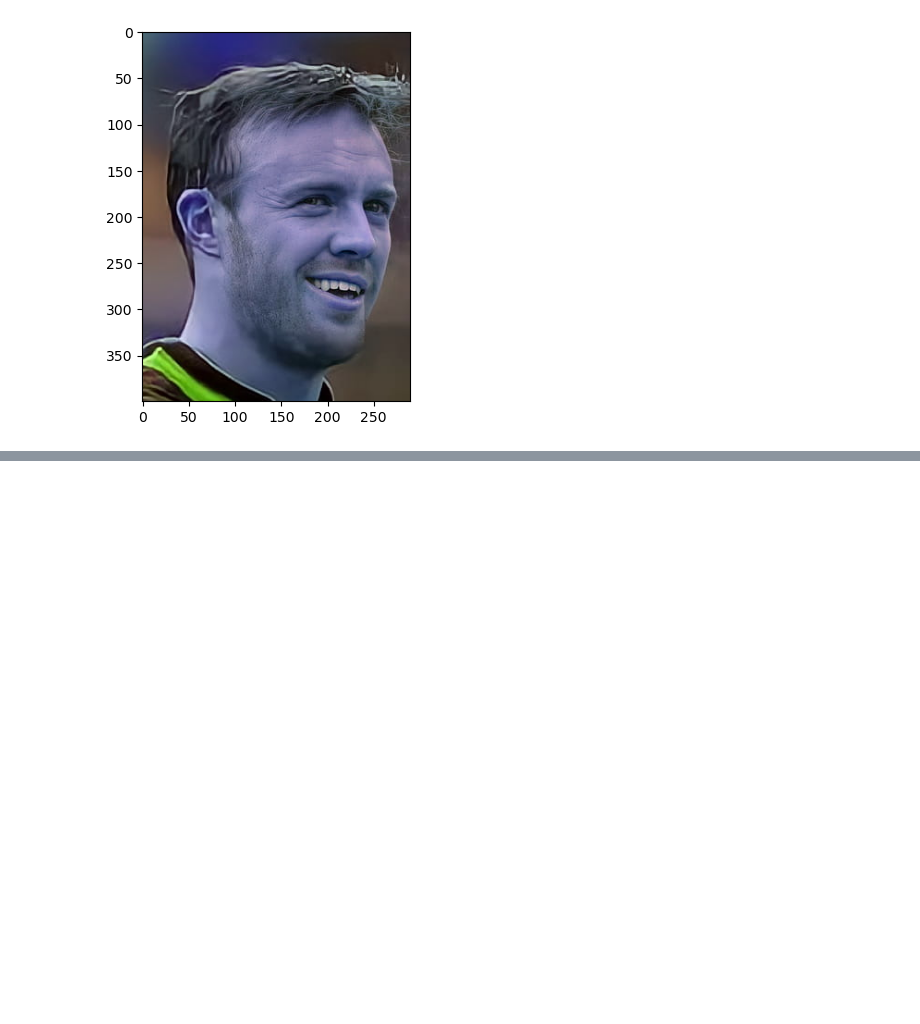
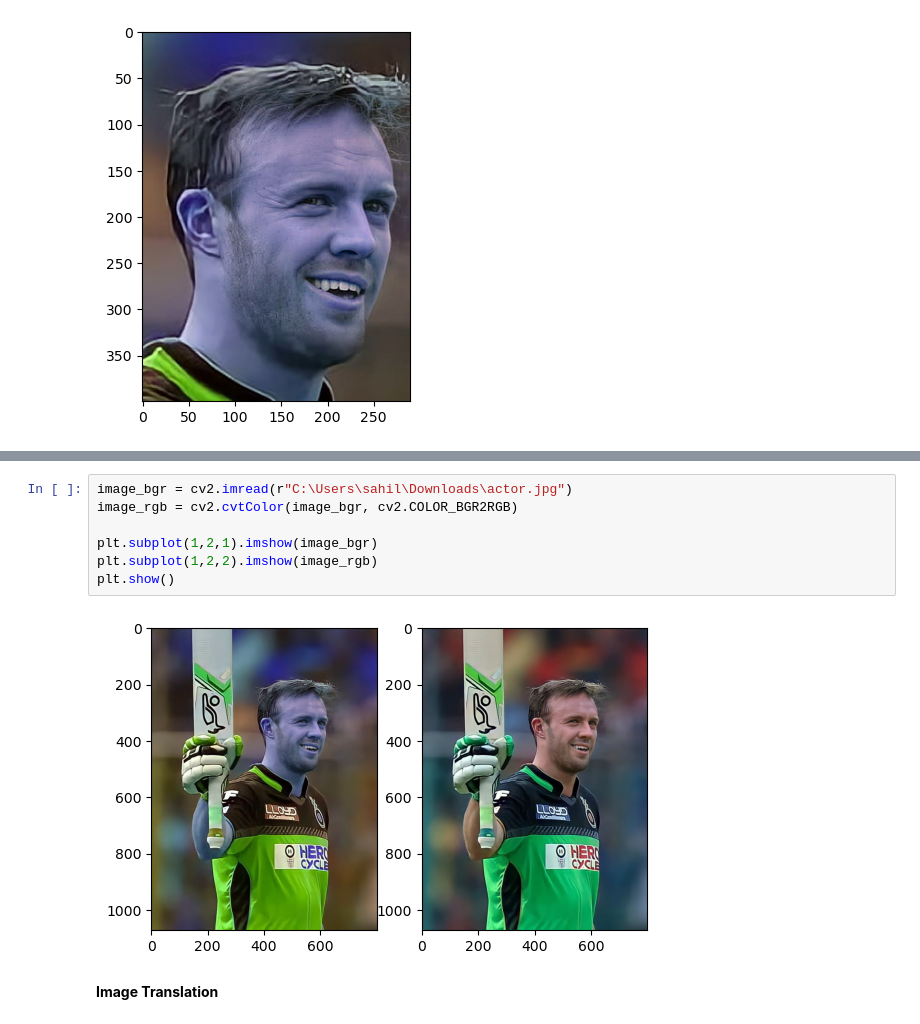
Before and after one commit to Sahilkhan-34/Machine-Learning, a Jupyter notebook: Computer Vision Open_CV/opencv_image_operations.ipynb, the cells around one changed output, grey strips where cells are left out. Saved outputs shown, nothing was run; the diff lists cells and outputs as text; blank space fills up the shorter version.

```diff
--- a/Computer Vision Open_CV/opencv_image_operations.ipynb
+++ b/Computer Vision Open_CV/opencv_image_operations.ipynb
@@ -57,0 +76,11 @@ plt.imshow(cropped_image)
+# %%
+image_bgr = cv2.imread(r"C:\Users\sahil\Downloads\actor.jpg")
+image_rgb = cv2.cvtColor(image_bgr, cv2.COLOR_BGR2RGB)
+
+plt.subplot(1,2,1).imshow(image_bgr)
+plt.subplot(1,2,2).imshow(image_rgb)
+plt.show()
+# %% [output]
+[figure, added]
+# %% [markdown]
+**Image Translation**
```
Also changed, not shown: parts of 34 cells of this notebook, 12 other files.
